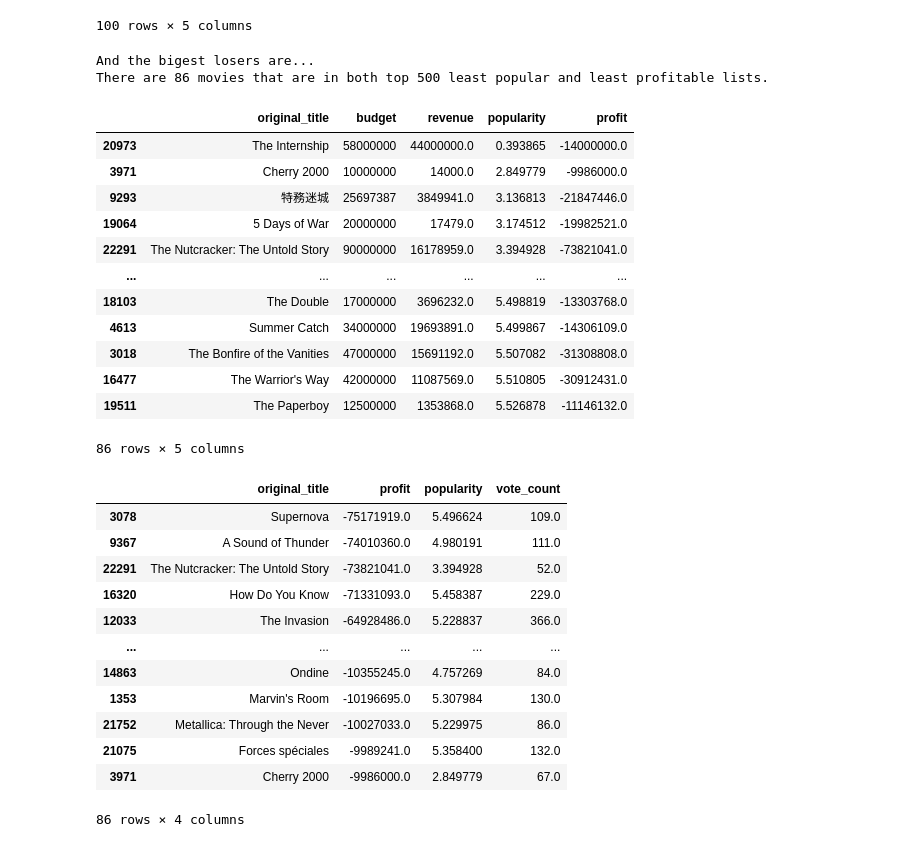
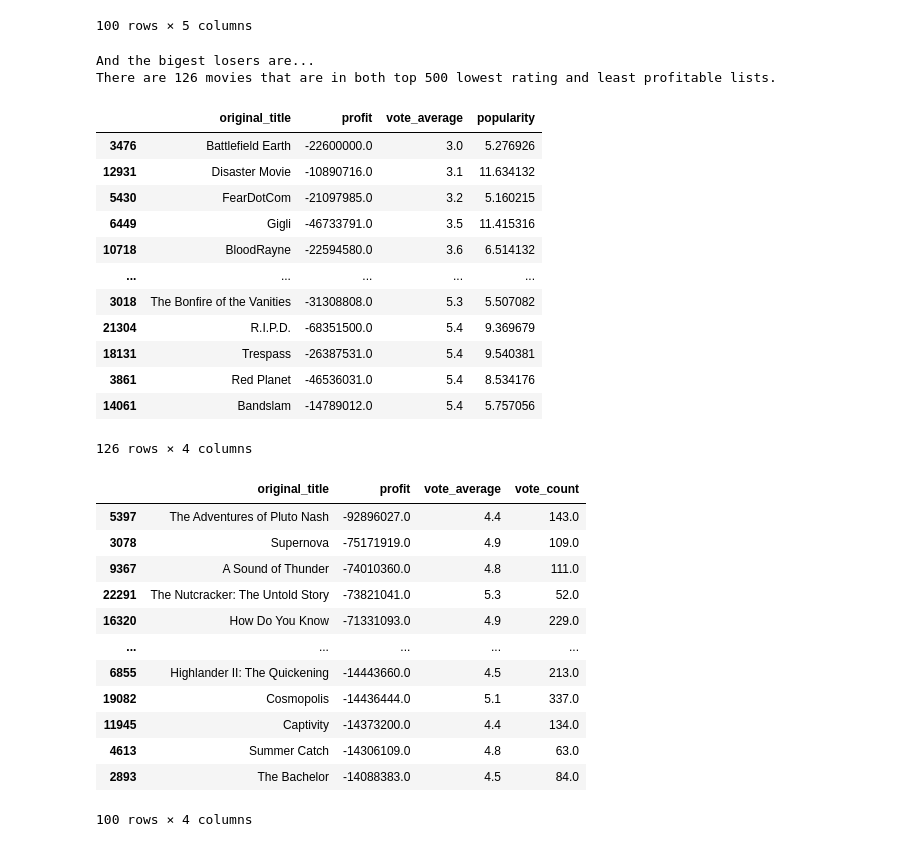
Before and after one commit to purdystuff/CSC8600_Final, a Jupyter notebook: Jupyter Notebooks/final_project_Donner.ipynb, the cells around one changed output. Cells and saved outputs as stored; diff of their text form; code cells hidden in the pictures.

```diff
--- a/Jupyter Notebooks/final_project_Donner.ipynb
+++ b/Jupyter Notebooks/final_project_Donner.ipynb
@@ -258,50 +281,53 @@ These are the least profitable films.
 # %%
 #Are there any films that are in the top 500 least popular and top 500 least profitable?
 
-least_popular= movies_df.sort_values('popularity').head(500)
+# least_popular= movies_df.sort_values('popularity').head(500)
+least_rating = movies_df.sort_values('vote_average').head(500)
 least_profitable = movies_df.sort_values('profit').head(500)
 
-overlap = least_popular[least_popular['id'].isin(least_profitable['id'])]
+overlap = least_rating[least_rating['id'].isin(least_profitable['id'])]
 
 print("And the bigest losers are...")
-print(f"There are {len(overlap)} movies that are in both top 500 least popular and least profitable lists.")
-overlap[['original_title', 'budget', 'revenue', 'popularity', 'profit']]
+print(f"There are {len(overlap)} movies that are in both top 500 lowest rating and least profitable lists.")
+overlap[['original_title', 'profit', 'vote_average', 'popularity']]
 # %% [output]
 And the bigest losers are...
-There are 86 movies that are in both top 500 least popular and least profitable lists.
+There are 126 movies that are in both top 500 lowest rating and least profitable lists.
-|  | original_title | budget | revenue | popularity | profit |
-| 20973 | The Internship | 58000000 | 44000000.0 | 0.393865 | -14000000.0 |
-| 3971 | Cherry 2000 | 10000000 | 14000.0 | 2.849779 | -9986000.0 |
-| 9293 | 特務迷城 | 25697387 | 3849941.0 | 3.136813 | -21847446.0 |
-| 19064 | 5 Days of War | 20000000 | 17479.0 | 3.174512 | -19982521.0 |
-| 22291 | The Nutcracker: The Untold Story | 90000000 | 16178959.0 | 3.394928 | -73821041.0 |
-| ... | ... | ... | ... | ... | ... |
-| 18103 | The Double | 17000000 | 3696232.0 | 5.498819 | -13303768.0 |
-| 4613 | Summer Catch | 34000000 | 19693891.0 | 5.499867 | -14306109.0 |
-| 3018 | The Bonfire of the Vanities | 47000000 | 15691192.0 | 5.507082 | -31308808.0 |
-| 16477 | The Warrior's Way | 42000000 | 11087569.0 | 5.510805 | -30912431.0 |
-| 19511 | The Paperboy | 12500000 | 1353868.0 | 5.526878 | -11146132.0 |
+|  | original_title | profit | vote_average | popularity |
+| 3476 | Battlefield Earth | -22600000.0 | 3.0 | 5.276926 |
+| 12931 | Disaster Movie | -10890716.0 | 3.1 | 11.634132 |
+| 5430 | FearDotCom | -21097985.0 | 3.2 | 5.160215 |
+| 6449 | Gigli | -46733791.0 | 3.5 | 11.415316 |
+| 10718 | BloodRayne | -22594580.0 | 3.6 | 6.514132 |
+| ... | ... | ... | ... | ... |
+| 3018 | The Bonfire of the Vanities | -31308808.0 | 5.3 | 5.507082 |
+| 21304 | R.I.P.D. | -68351500.0 | 5.4 | 9.369679 |
+| 18131 | Trespass | -26387531.0 | 5.4 | 9.540381 |
+| 3861 | Red Planet | -46536031.0 | 5.4 | 8.534176 |
+| 14061 | Bandslam | -14789012.0 | 5.4 | 5.757056 |
-86 rows × 5 columns
+126 rows × 4 columns
 # %%
 #And now from the overlap, what are the agreed upon least popular and least profitable films
 
-rotten_tomato = overlap.sort_values(by=['profit', 'popularity', 'vote_count'],ascending=[True, True, False]).head(100)
+rotten_tomato = overlap.sort_values(by=['profit', 'vote_average', 'vote_count'],ascending=[True, True, False]).head(100)
 
-rotten_tomato[['original_title', 'profit', 'popularity', 'vote_count']]
+# rotten_tomato = overlap.sort_values(by=['profit'],ascending=[True]).head(100)
+
+rotten_tomato[['original_title', 'profit', 'vote_average','vote_count']]
 # %% [output]
-|  | original_title | profit | popularity | vote_count |
-| 3078 | Supernova | -75171919.0 | 5.496624 | 109.0 |
-| 9367 | A Sound of Thunder | -74010360.0 | 4.980191 | 111.0 |
-| 22291 | The Nutcracker: The Untold Story | -73821041.0 | 3.394928 | 52.0 |
-| 16320 | How Do You Know | -71331093.0 | 5.458387 | 229.0 |
-| 12033 | The Invasion | -64928486.0 | 5.228837 | 366.0 |
+|  | original_title | profit | vote_average | vote_count |
+| 5397 | The Adventures of Pluto Nash | -92896027.0 | 4.4 | 143.0 |
+| 3078 | Supernova | -75171919.0 | 4.9 | 109.0 |
+| 9367 | A Sound of Thunder | -74010360.0 | 4.8 | 111.0 |
+| 22291 | The Nutcracker: The Untold Story | -73821041.0 | 5.3 | 52.0 |
+| 16320 | How Do You Know | -71331093.0 | 4.9 | 229.0 |
 | ... | ... | ... | ... | ... |
-| 14863 | Ondine | -10355245.0 | 4.757269 | 84.0 |
-| 1353 | Marvin's Room | -10196695.0 | 5.307984 | 130.0 |
-| 21752 | Metallica: Through the Never | -10027033.0 | 5.229975 | 86.0 |
-| 21075 | Forces spéciales | -9989241.0 | 5.358400 | 132.0 |
-| 3971 | Cherry 2000 | -9986000.0 | 2.849779 | 67.0 |
+| 6855 | Highlander II: The Quickening | -14443660.0 | 4.5 | 213.0 |
+| 19082 | Cosmopolis | -14436444.0 | 5.1 | 337.0 |
+| 11945 | Captivity | -14373200.0 | 4.4 | 134.0 |
+| 4613 | Summer Catch | -14306109.0 | 4.8 | 63.0 |
+| 2893 | The Bachelor | -14088383.0 | 4.5 | 84.0 |
-86 rows × 4 columns
+100 rows × 4 columns
 # %%
 # example for the powerpoint
 # #create derived value -> profit
```
Also changed, not shown: parts of 13 cells of this notebook, 1 other file.
